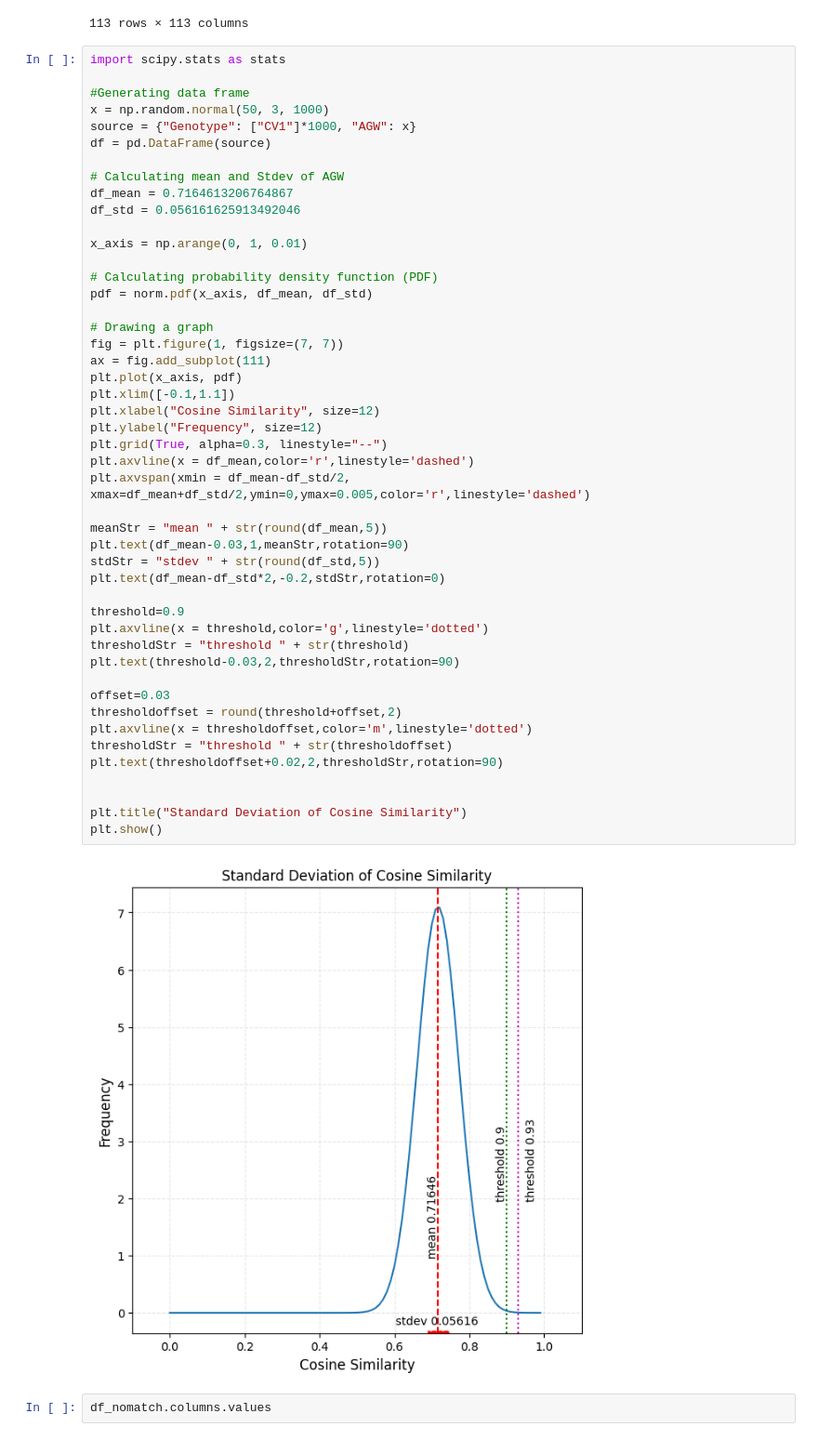
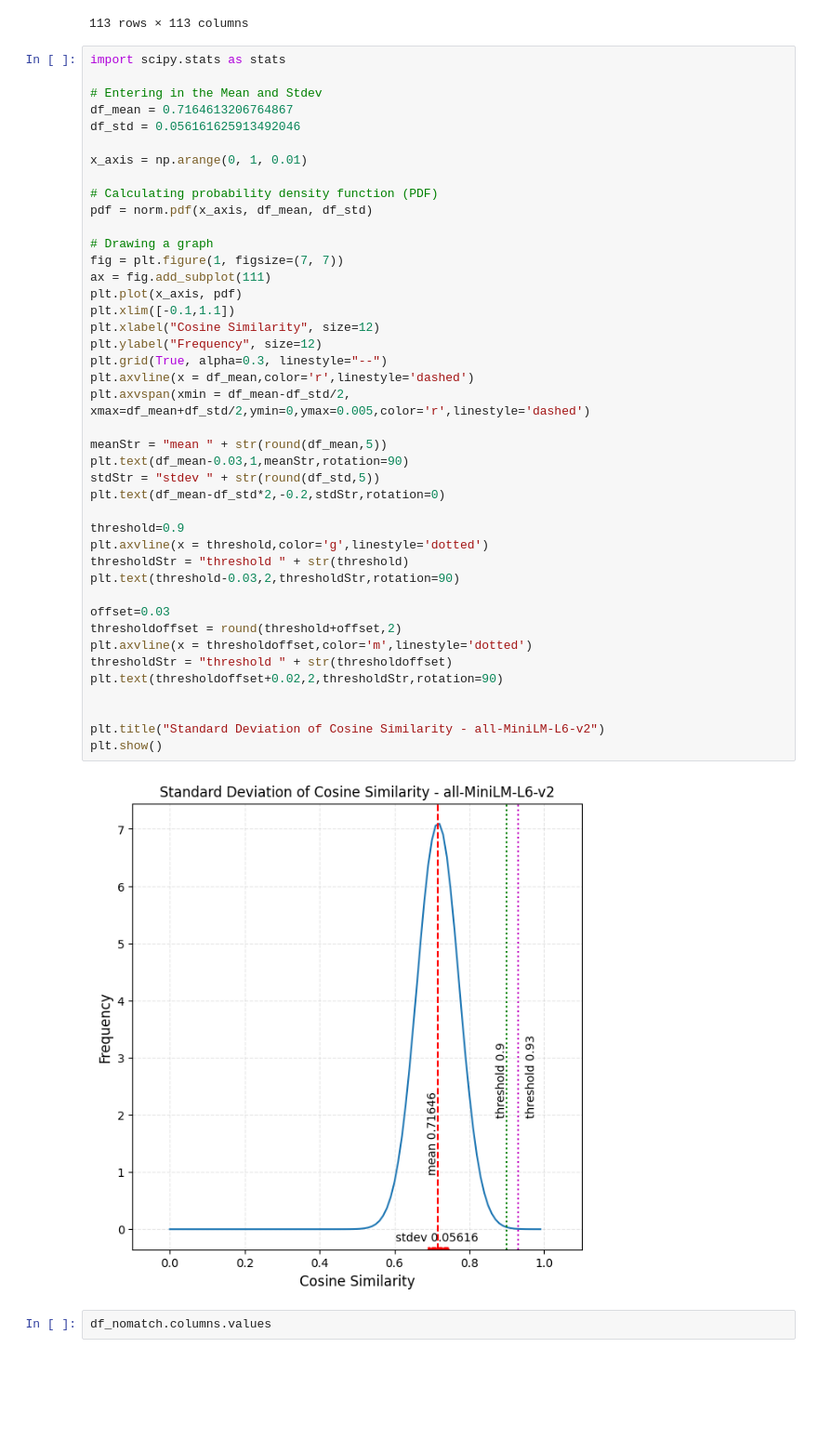
Before and after one commit to pwdel/codepractice, a Jupyter notebook: PlagiarismDetect/volumebindmount/v0.1/v0p1_stats.ipynb, the cells around one changed output. Shown at 93% size. Saved outputs shown, nothing was run; the diff lists cells and outputs as text; blank space fills up the shorter version.

Commit message:
Update, adding graph capability, password, various updatees to v0p1, tfdf

```diff
--- a/PlagiarismDetect/volumebindmount/v0.1/v0p1_stats.ipynb
+++ b/PlagiarismDetect/volumebindmount/v0.1/v0p1_stats.ipynb
@@ -211,12 +213,7 @@ df_nomatch
 # %%
 import scipy.stats as stats
 
-#Generating data frame
-x = np.random.normal(50, 3, 1000)
-source = {"Genotype": ["CV1"]*1000, "AGW": x}
-df = pd.DataFrame(source)
-
-# Calculating mean and Stdev of AGW
+# Entering in the Mean and Stdev
 df_mean = 0.7164613206764867
 df_std = 0.056161625913492046
 
@@ -228,35 +225,35 @@ pdf = norm.pdf(x_axis, df_mean, df_std)
 # Drawing a graph
 fig = plt.figure(1, figsize=(7, 7))
 ax = fig.add_subplot(111)
 plt.plot(x_axis, pdf)
 plt.xlim([-0.1,1.1])
 plt.xlabel("Cosine Similarity", size=12)
 plt.ylabel("Frequency", size=12)
 plt.grid(True, alpha=0.3, linestyle="--")
 plt.axvline(x = df_mean,color='r',linestyle='dashed')
 plt.axvspan(xmin = df_mean-df_std/2, xmax=df_mean+df_std/2,ymin=0,ymax=0.005,color='r',linestyle='dashed')
 
 meanStr = "mean " + str(round(df_mean,5))
 plt.text(df_mean-0.03,1,meanStr,rotation=90)
 stdStr = "stdev " + str(round(df_std,5))
 plt.text(df_mean-df_std*2,-0.2,stdStr,rotation=0)
 
 threshold=0.9
 plt.axvline(x = threshold,color='g',linestyle='dotted')
 thresholdStr = "threshold " + str(threshold)
 plt.text(threshold-0.03,2,thresholdStr,rotation=90)
 
 offset=0.03
 thresholdoffset = round(threshold+offset,2)
 plt.axvline(x = thresholdoffset,color='m',linestyle='dotted')
 thresholdStr = "threshold " + str(thresholdoffset)
 plt.text(thresholdoffset+0.02,2,thresholdStr,rotation=90)
 
 
-plt.title("Standard Deviation of Cosine Similarity")
+plt.title("Standard Deviation of Cosine Similarity - all-MiniLM-L6-v2")
 plt.show()
 # %% [output]
-[figure, old version]
+[figure, new version]
 # %%
 df_nomatch.columns.values
 # %% [output]
```
Also changed, not shown: parts of 3 cells of this notebook, 4 other files.
